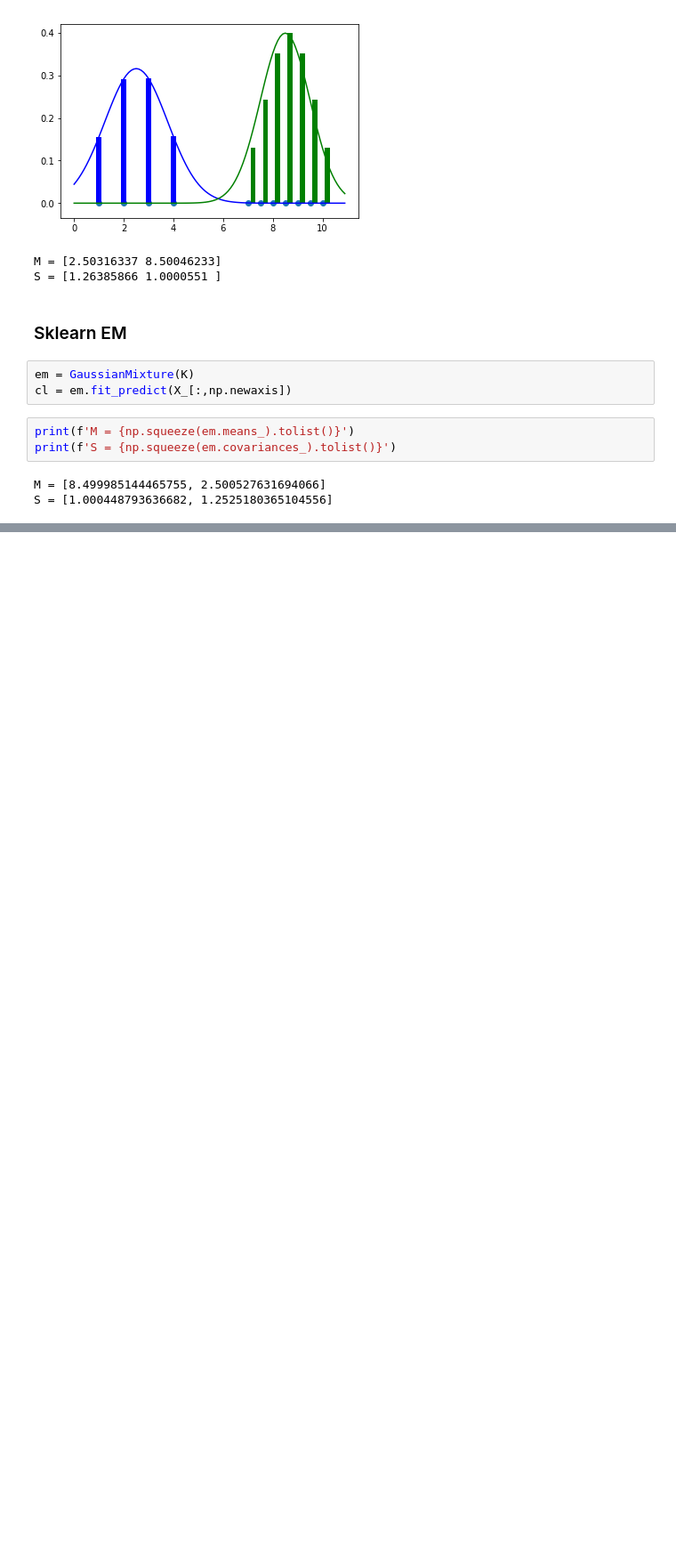
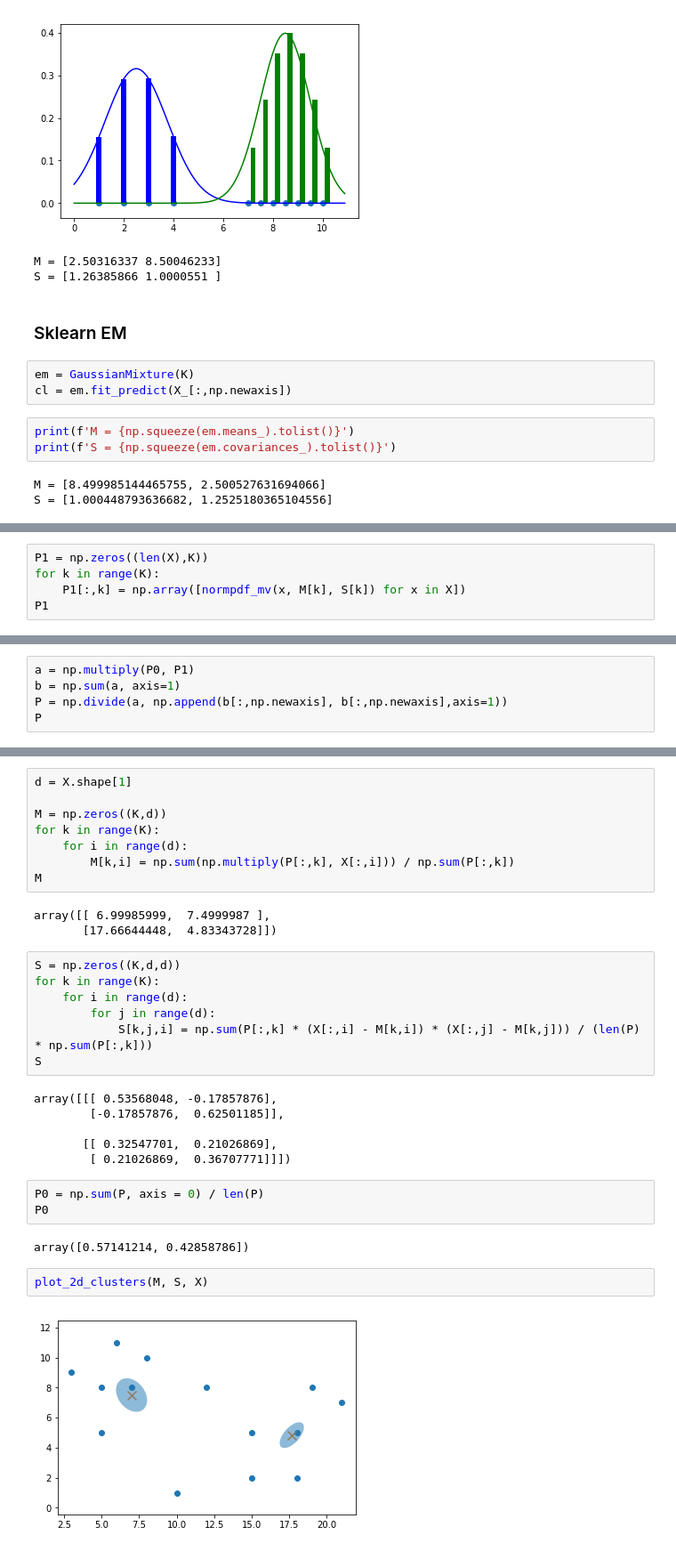
Before and after one commit to valdasraps/ml-examples, a Jupyter notebook: notebooks/Gaussian Mixtures and EM.ipynb, the cells around one changed output, grey strips where cells are left out. Shown: that part at 89% size. Cells and saved outputs as stored; diff of their text form; blank space fills up the shorter version.

```diff
--- a/notebooks/Gaussian Mixtures and EM.ipynb
+++ b/notebooks/Gaussian Mixtures and EM.ipynb
@@ -327,0 +405,5 @@ S = [1.000448793636682, 1.2525180365104556]
+# %%
+P1 = np.zeros((len(X),K))
+for k in range(K):
+    P1[:,k] = np.array([normpdf_mv(x, M[k], S[k]) for x in X])
+P1
@@ -327,0 +425,5 @@ S = [1.000448793636682, 1.2525180365104556]
+# %%
+a = np.multiply(P0, P1)
+b = np.sum(a, axis=1)
+P = np.divide(a, np.append(b[:,np.newaxis], b[:,np.newaxis],axis=1))
+P
@@ -327,0 +445,33 @@ S = [1.000448793636682, 1.2525180365104556]
+# %%
+d = X.shape[1]
+
+M = np.zeros((K,d))
+for k in range(K):
+    for i in range(d):
+        M[k,i] = np.sum(np.multiply(P[:,k], X[:,i])) / np.sum(P[:,k])
+M
+# %% [output]
+array([[ 6.99985999,  7.4999987 ],
+       [17.66644448,  4.83343728]])
+# %%
+S = np.zeros((K,d,d))
+for k in range(K):
+    for i in range(d):
+        for j in range(d):
+            S[k,j,i] = np.sum(P[:,k] * (X[:,i] - M[k,i]) * (X[:,j] - M[k,j])) / (len(P) * np.sum(P[:,k]))
+S
+# %% [output]
+array([[[ 0.53568048, -0.17857876],
+        [-0.17857876,  0.62501185]],
+
+       [[ 0.32547701,  0.21026869],
+        [ 0.21026869,  0.36707771]]])
+# %%
+P0 = np.sum(P, axis = 0) / len(P)
+P0
+# %% [output]
+array([0.57141214, 0.42858786])
+# %%
+plot_2d_clusters(M, S, X)
+# %% [output]
+[figure, added]
```
Also changed, not shown: parts of 26 cells of this notebook.
